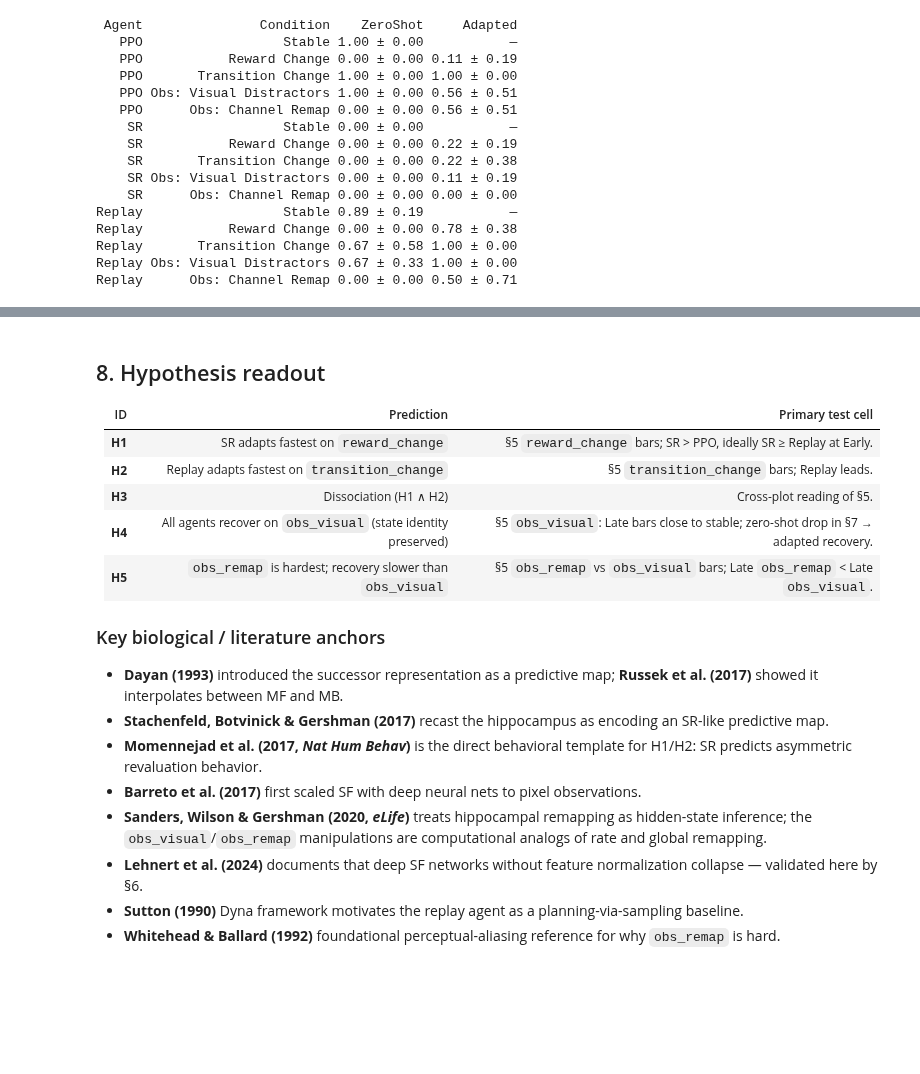
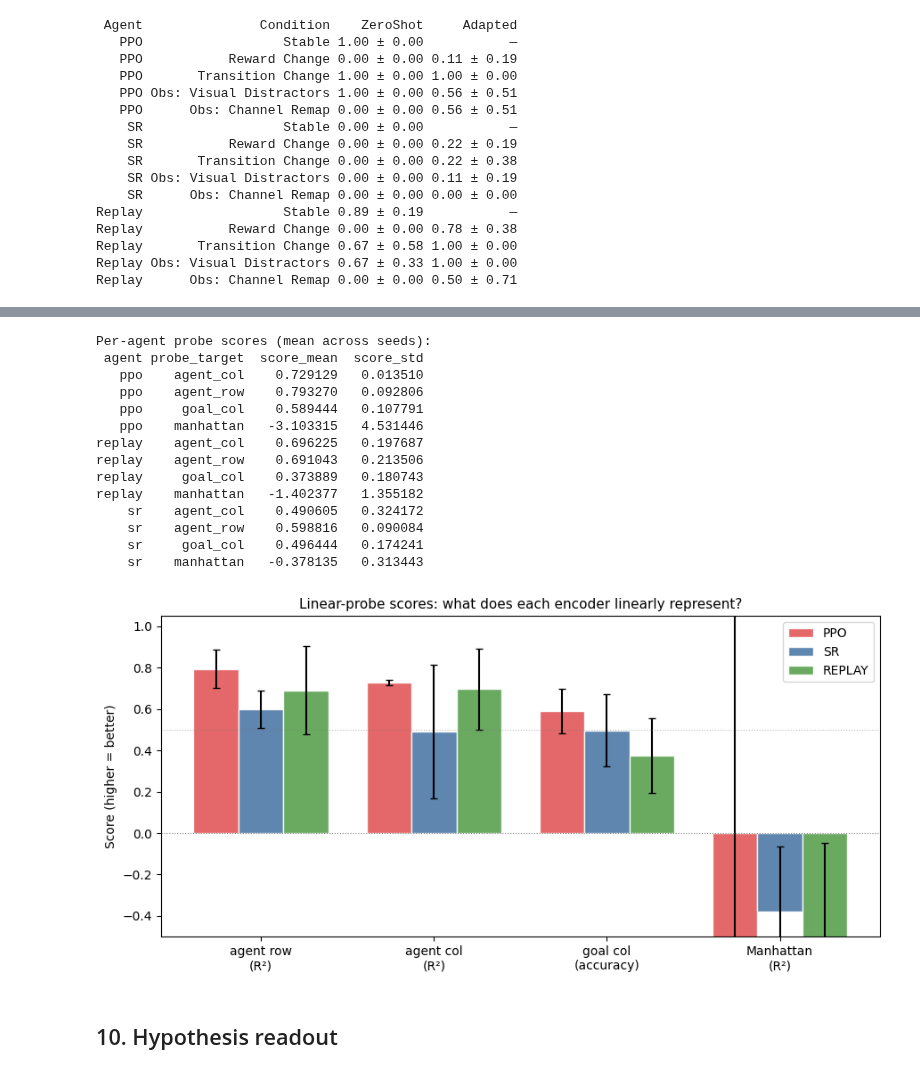
Before and after one commit to john-2424/psy392cpai, a Jupyter notebook: project/notebooks/analysis.ipynb, the cells around one changed output, grey strips where cells are left out. Drawn from its saved outputs; the diff is of its cells as text; code cells hidden in the pictures; blank space fills up the shorter version.

Commit message:
CPAI v3: probe + AUC/t_thr metrics + SR loss rebalance + reframe

```diff
--- a/project/notebooks/analysis.ipynb
+++ b/project/notebooks/analysis.ipynb
@@ -430,20 +511,54 @@ Replay      Obs: Channel Remap 0.00 ± 0.00 0.50 ± 0.71
+# %%
+probe_df = pd.read_csv(csv_dir / 'probe_results.csv')
+print('Per-agent probe scores (mean across seeds):')
+summary_probe = (probe_df.groupby(['agent', 'probe_target'])
+                 .agg(score_mean=('score_mean', 'mean'),
+                      score_std=('score_mean', 'std'))
+                 .reset_index())
+print(summary_probe.to_string(index=False))
+
+# Bar plot
+targets = ['agent_row', 'agent_col', 'goal_col', 'manhattan']
+agents_order = ['ppo', 'sr', 'replay']
+fig, ax = plt.subplots(figsize=(9, 4.5))
+x = np.arange(len(targets))
+width = 0.26
+for i, ag in enumerate(agents_order):
+    means = []
+    stds = []
+    for t in targets:
+        sub = probe_df[(probe_df['agent'] == ag) & (probe_df['probe_target'] == t)]
+        means.append(sub['score_mean'].mean())
+        stds.append(sub['score_mean'].std())
+    ax.bar(x + (i-1)*width, means, width, yerr=stds, capsize=3,
+           color=COLORS[ag.upper() if ag != 'replay' else 'Replay'],
+           label=ag.upper(), alpha=0.9, edgecolor='white')
+ax.set_xticks(x)
+ax.set_xticklabels(['agent row\n(R²)', 'agent col\n(R²)', 'goal col\n(accuracy)', 'Manhattan\n(R²)'])
+ax.set_ylabel('Score (higher = better)')
+ax.axhline(0.0, color='gray', linewidth=0.8, linestyle=':')
+ax.axhline(0.5, color='gray', linewidth=0.8, linestyle=':', alpha=0.5)
+ax.set_title('Linear-probe scores: what does each encoder linearly represent?', fontsize=11)
+ax.legend(loc='upper right', frameon=True)
+ax.set_ylim(-0.5, 1.05)
+plt.tight_layout()
+plt.savefig(fig_dir / 'representation_probe.png', dpi=140, bbox_inches='tight')
+plt.show()
+# %% [output]
+Per-agent probe scores (mean across seeds):
+ agent probe_target  score_mean  score_std
+   ppo    agent_col    0.729129   0.013510
+   ppo    agent_row    0.793270   0.092806
+   ppo     goal_col    0.589444   0.107791
+   ppo    manhattan   -3.103315   4.531446
+replay    agent_col    0.696225   0.197687
+replay    agent_row    0.691043   0.213506
+replay     goal_col    0.373889   0.180743
+replay    manhattan   -1.402377   1.355182
+    sr    agent_col    0.490605   0.324172
+    sr    agent_row    0.598816   0.090084
+    sr     goal_col    0.496444   0.174241
+    sr    manhattan   -0.378135   0.313443
+[figure, added]
 # %% [markdown]
-## 8. Hypothesis readout
-
-| ID | Prediction | Primary test cell |
-|----|-----------|-------------------|
-| **H1** | SR adapts fastest on `reward_change` | §5 `reward_change` bars; SR > PPO, ideally SR ≥ Replay at Early. |
-| **H2** | Replay adapts fastest on `transition_change` | §5 `transition_change` bars; Replay leads. |
-| **H3** | Dissociation (H1 ∧ H2) | Cross-plot reading of §5. |
-| **H4** | All agents recover on `obs_visual` (state identity preserved) | §5 `obs_visual`: Late bars close to stable; zero-shot drop in §7 → adapted recovery. |
-| **H5** | `obs_remap` is hardest; recovery slower than `obs_visual` | §5 `obs_remap` vs `obs_visual` bars; Late `obs_remap` < Late `obs_visual`. |
-
-### Key biological / literature anchors
-- **Dayan (1993)** introduced the successor representation as a predictive map; **Russek et al. (2017)** showed it interpolates between MF and MB.
-- **Stachenfeld, Botvinick & Gershman (2017)** recast the hippocampus as encoding an SR-like predictive map.
-- **Momennejad et al. (2017, *Nat Hum Behav*)** is the direct behavioral template for H1/H2: SR predicts asymmetric revaluation behavior.
-- **Barreto et al. (2017)** first scaled SF with deep neural nets to pixel observations.
-- **Sanders, Wilson & Gershman (2020, *eLife*)** treats hippocampal remapping as hidden-state inference; the `obs_visual`/`obs_remap` manipulations are computational analogs of rate and global remapping.
-- **Lehnert et al. (2024)** documents that deep SF networks without feature normalization collapse — validated here by §6.
-- **Sutton (1990)** Dyna framework motivates the replay agent as a planning-via-sampling baseline.
-- **Whitehead & Ballard (1992)** foundational perceptual-aliasing reference for why `obs_remap` is hard.
+## 10. Hypothesis readout
```
Also changed, not shown: parts of 6 cells of this notebook, 6 other files.
